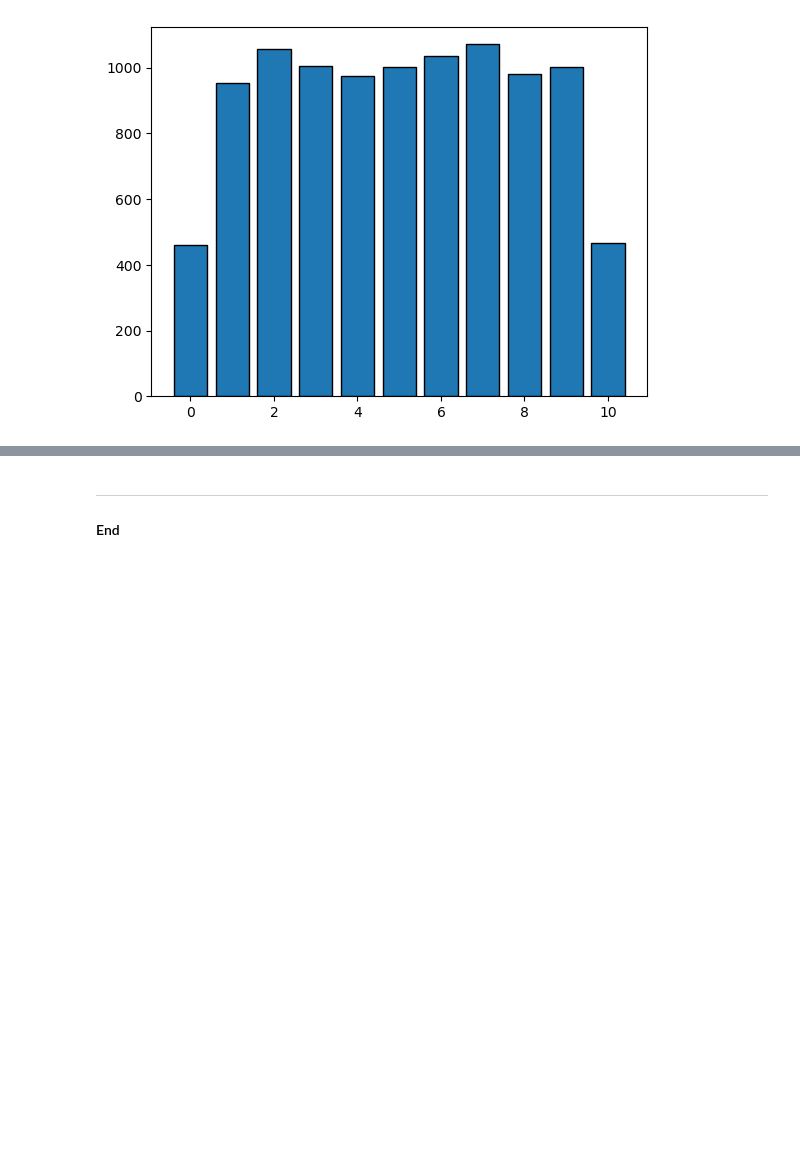
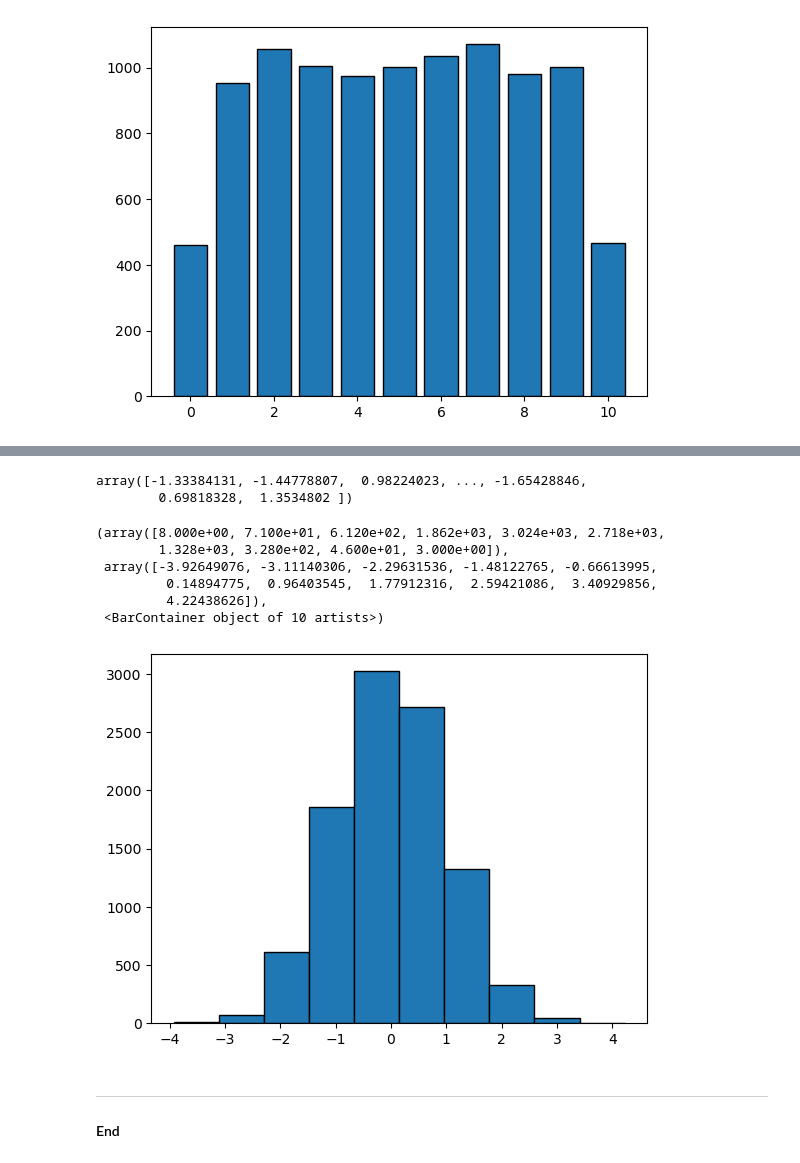
Before and after one commit to AndreHoarau/principles-of-data-analytics-project, a Jupyter notebook: random.ipynb, the cells around one changed output, grey strips where cells are left out. Drawn from its saved outputs; the diff is of its cells as text; code cells hidden in the pictures; blank space fills up the shorter version.

```diff
--- a/random.ipynb
+++ b/random.ipynb
@@ -177,3 +211,23 @@ plt.bar(values,counts, edgecolor= 'black')
+# %%
+# Generate an array of 10,000 numbers according to a unit Gaussian distribution.
+x= rng.standard_normal(size= 10000)
+
+# Show.
+x
+# %% [output]
+array([-1.33384131, -1.44778807,  0.98224023, ..., -1.65428846,
+        0.69818328,  1.3534802 ])
+# %%
+# Plot histogram
+plt.hist(x, edgecolor= 'black')
+# %% [output]
+(array([8.000e+00, 7.100e+01, 6.120e+02, 1.862e+03, 3.024e+03, 2.718e+03,
+        1.328e+03, 3.280e+02, 4.600e+01, 3.000e+00]),
+ array([-3.92649076, -3.11140306, -2.29631536, -1.48122765, -0.66613995,
+         0.14894775,  0.96403545,  1.77912316,  2.59421086,  3.40929856,
+         4.22438626]),
+ <BarContainer object of 10 artists>)
+[figure, added]
 # %% [markdown]
 ***
 
```
Also changed, not shown: parts of 4 cells of this notebook.
